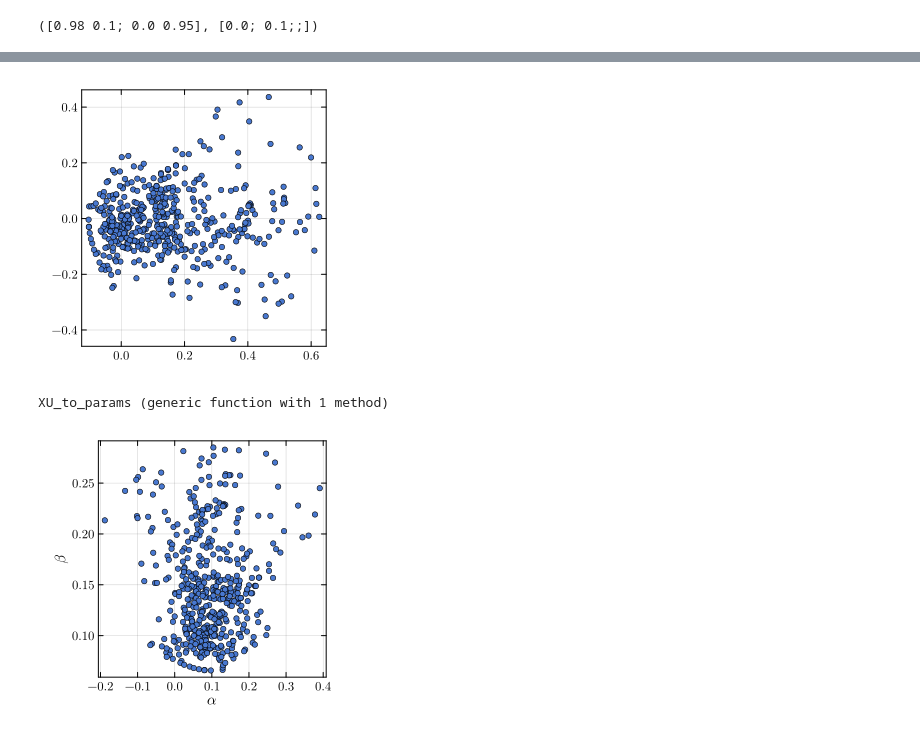
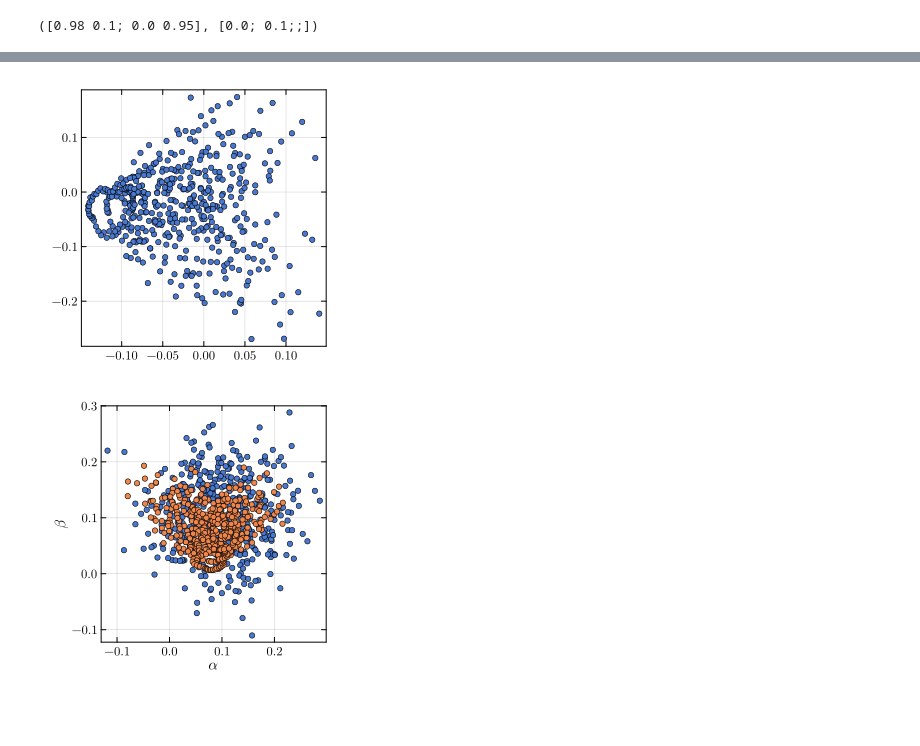
Before and after one commit to msramada/robust-less-dist-shifts, a Jupyter notebook: example.ipynb, the cells around one changed output, grey strips where cells are left out. Cells and saved outputs as stored; diff of their text form; code cells hidden in the pictures.

```diff
--- a/example.ipynb
+++ b/example.ipynb
@@ -77,2 +78,14 @@ plot_data_exp = scatter(plt, X[1,:], X[2,:], markersize = 3, size = (300, 300),
 # %%
 using RobustWithLessShifts
+# %%
+function XU_to_params(X, U)
+    N = size(X)[2]
+    params = zeros(2, N)
+    ABs = fill([], N)
+    for k in 1:N
+        A_loc, B_loc = ∇ₓf(X[:,k],U[:,k]), ∇ᵤf(X[:,k],U[:,k])
+        params[:,k] = [A_loc[1,2], B_loc[2,1]]
+        ABs[k] = [A_loc, B_loc]
+    end
+    return params, ABs
+end
@@ -78,0 +100,3 @@ using RobustWithLessShifts
+# %%
+Σ_data = [.01 0; 0 .01]
+Σ_U_data = [0.01;;]
@@ -78,0 +106,8 @@ using RobustWithLessShifts
+# %%
+Nₛ = 500
+Σ_grid = Σ_data
+X_grid = sqrt(Σ_data) * randn(rₓ, Nₛ)
+U_grid = sqrt(Σ_U_data) * randn(rᵤ, Nₛ);
+# %%
+params_grid, ABs = XU_to_params(X_grid, U_grid)
+plot_params_grid = scatter(plt, params_grid[1,:], params_grid[2,:], markersize = 3, size = (300, 300), xlabel = L"$\alpha$", ylabel = L"$\beta$")
@@ -84,27 +121,14 @@ Lyupanov condition error: (L∞ norm) is 2.9435787141096625e-10
 N = 500
 x₀ = zeros(Float64, 2,)
 X, U = f_dataGen_CL(x₀, K_LQR, N)
-plot_data_exp = scatter(plt, X[1,:], X[2,:], markersize = 3, size = (300, 300))
+scatter(plt, X[1,:], X[2,:], markersize = 3, size = (300, 300))
 # %% [output]
-[figure, old version]
+[figure, new version]
-# %%
-function XU_to_params(X, U)
-    params = zeros(2, N)
-    ABs = fill([], N)
-    for k in 1:N
-        A_loc, B_loc = ∇ₓf(X[:,k],U[:,k]), ∇ᵤf(X[:,k],U[:,k])
-        params[:,k] = [A_loc[1,2], B_loc[2,1]]
-        ABs[k] = [A_loc, B_loc]
-    end
-    return params, ABs
-end
-# %% [output]
-XU_to_params (generic function with 1 method)
 # %%
-params, ABs = XU_to_params(X, U)
-plot_params = scatter(plt, params[1,:], params[2,:], markersize = 3, size = (300, 300), xlabel = L"$\alpha$", ylabel = L"$\beta$")
+params, _ = XU_to_params(X, U)
+plot_params_LQR = scatter(plot_params_grid, params[1,:], params[2,:], markersize = 3, size = (300, 300), xlabel = L"$\alpha$", ylabel = L"$\beta$")
 # %% [output]
-[figure, old version]
+[figure, new version]
 # %%
 K_Robust = Quadratically_Stable_LQR_SDP(ABs, Q, R, zeros(Float64, rₓ, rₓ), V)
 # %% [output]
```
Also changed, not shown: parts of 16 cells of this notebook, 1 other file.
